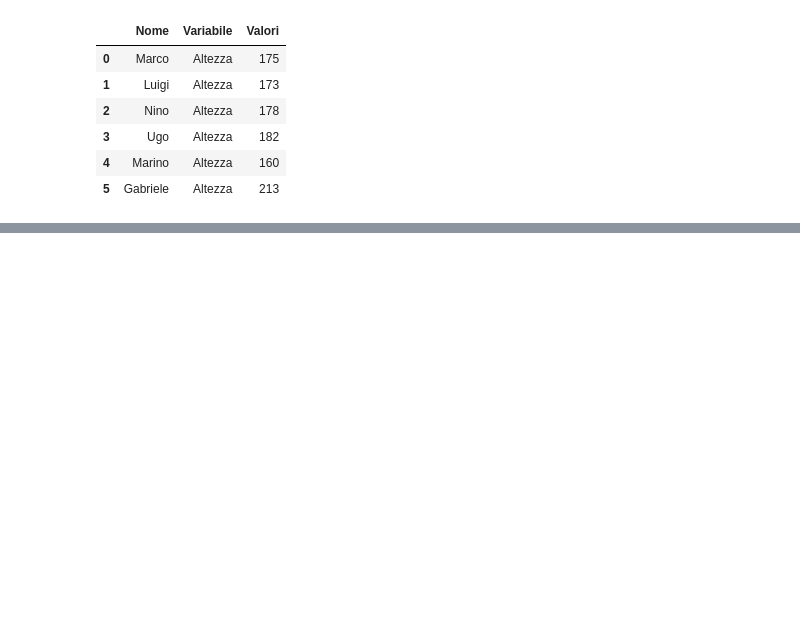
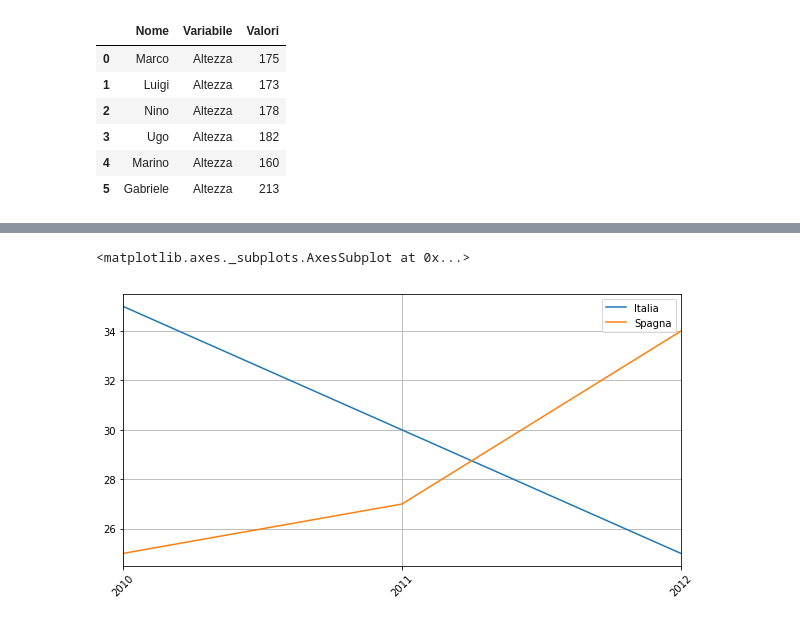
Before and after one commit to scarsellifi/open-notebook-science, a Jupyter notebook: Python e Pandas - Operazioni base.ipynb, the cells around one changed output, grey strips where cells are left out. Drawn from its saved outputs; the diff is of its cells as text; code cells hidden in the pictures; blank space fills up the shorter version.

```diff
--- a/Python e Pandas - Operazioni base.ipynb
+++ b/Python e Pandas - Operazioni base.ipynb
@@ -856,0 +919,2 @@ tab_multiple["Altezza"]
+# %%
+df_serie_dati.index = pd.to_datetime(df_serie_dati.index, format="%Y")
@@ -856,0 +928,5 @@ tab_multiple["Altezza"]
+# %%
+df_serie_dati.plot(kind = "line", grid = True, rot=45, figsize = (10,5))
+# %% [output]
+<matplotlib.axes._subplots.AxesSubplot at 0x...>
+[figure, added]
```
Also changed, not shown: parts of 21 cells of this notebook, 5 other files.
